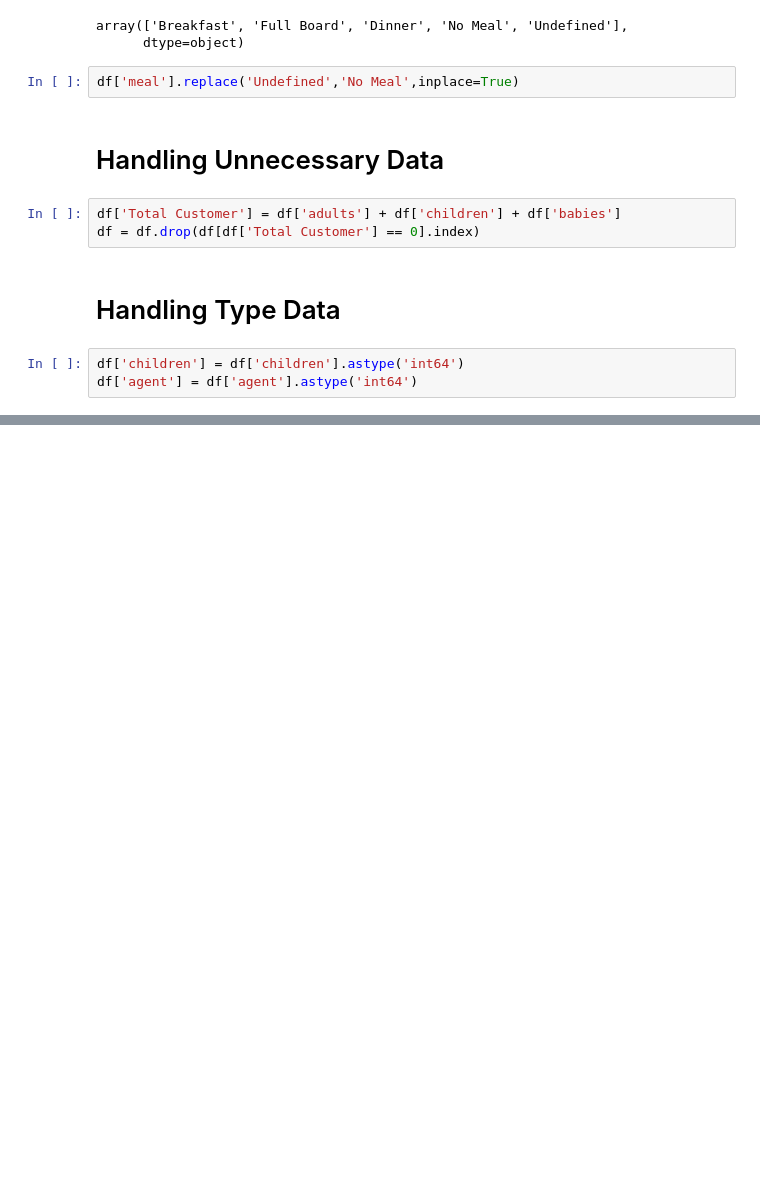
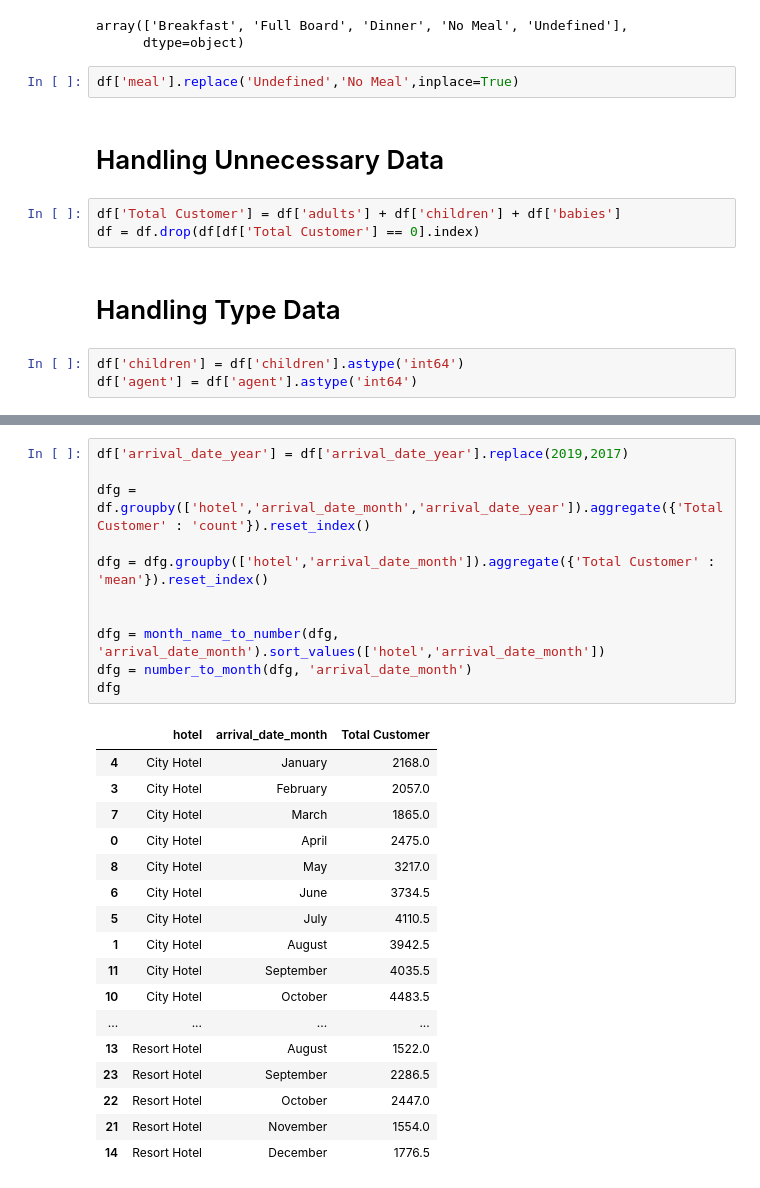
Before and after one commit to dimasrahmatnuriza/investigateHotel, a Jupyter notebook: Invetigate Hotel.ipynb, the cells around one changed output, grey strips where cells are left out. Drawn from its saved outputs; the diff is of its cells as text; blank space fills up the shorter version.

```diff
--- a/Invetigate Hotel.ipynb
+++ b/Invetigate Hotel.ipynb
@@ -127,0 +171,29 @@ df['agent'] = df['agent'].astype('int64')
+# %%
+df['arrival_date_year'] = df['arrival_date_year'].replace(2019,2017)
+
+dfg = df.groupby(['hotel','arrival_date_month','arrival_date_year']).aggregate({'Total Customer' : 'count'}).reset_index()
+
+dfg = dfg.groupby(['hotel','arrival_date_month']).aggregate({'Total Customer' : 'mean'}).reset_index()
+
+
+dfg = month_name_to_number(dfg, 'arrival_date_month').sort_values(['hotel','arrival_date_month'])
+dfg = number_to_month(dfg, 'arrival_date_month')
+dfg
+# %% [output]
+|  | hotel | arrival_date_month | Total Customer |
+| 4 | City Hotel | January | 2168.0 |
+| 3 | City Hotel | February | 2057.0 |
+| 7 | City Hotel | March | 1865.0 |
+| 0 | City Hotel | April | 2475.0 |
+| 8 | City Hotel | May | 3217.0 |
+| 6 | City Hotel | June | 3734.5 |
+| 5 | City Hotel | July | 4110.5 |
+| 1 | City Hotel | August | 3942.5 |
+| 11 | City Hotel | September | 4035.5 |
+| 10 | City Hotel | October | 4483.5 |
+| ... | ... | ... | ... |
+| 13 | Resort Hotel | August | 1522.0 |
+| 23 | Resort Hotel | September | 2286.5 |
+| 22 | Resort Hotel | October | 2447.0 |
+| 21 | Resort Hotel | November | 1554.0 |
+| 14 | Resort Hotel | December | 1776.5 |
```
Also changed, not shown: parts of 5 cells of this notebook.
